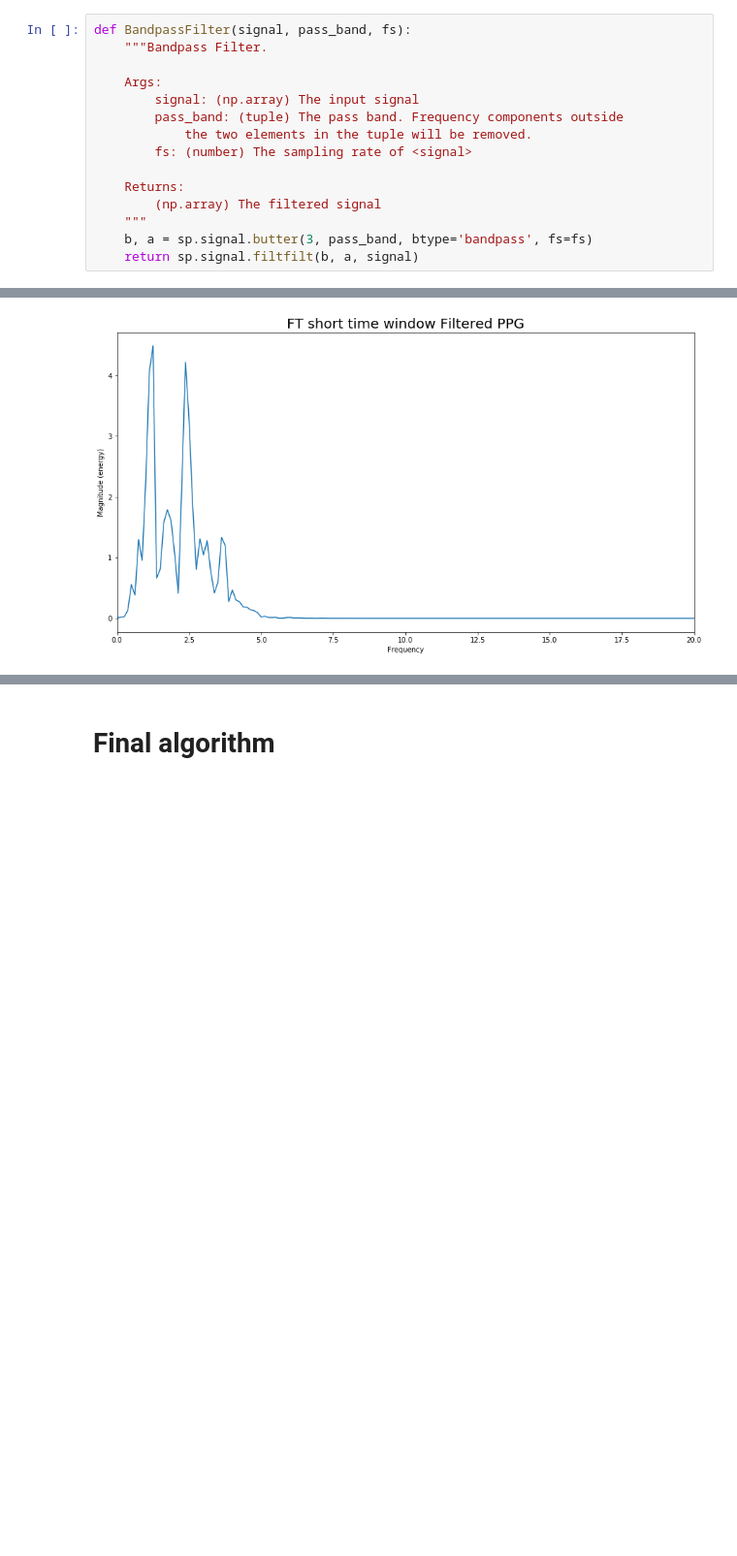
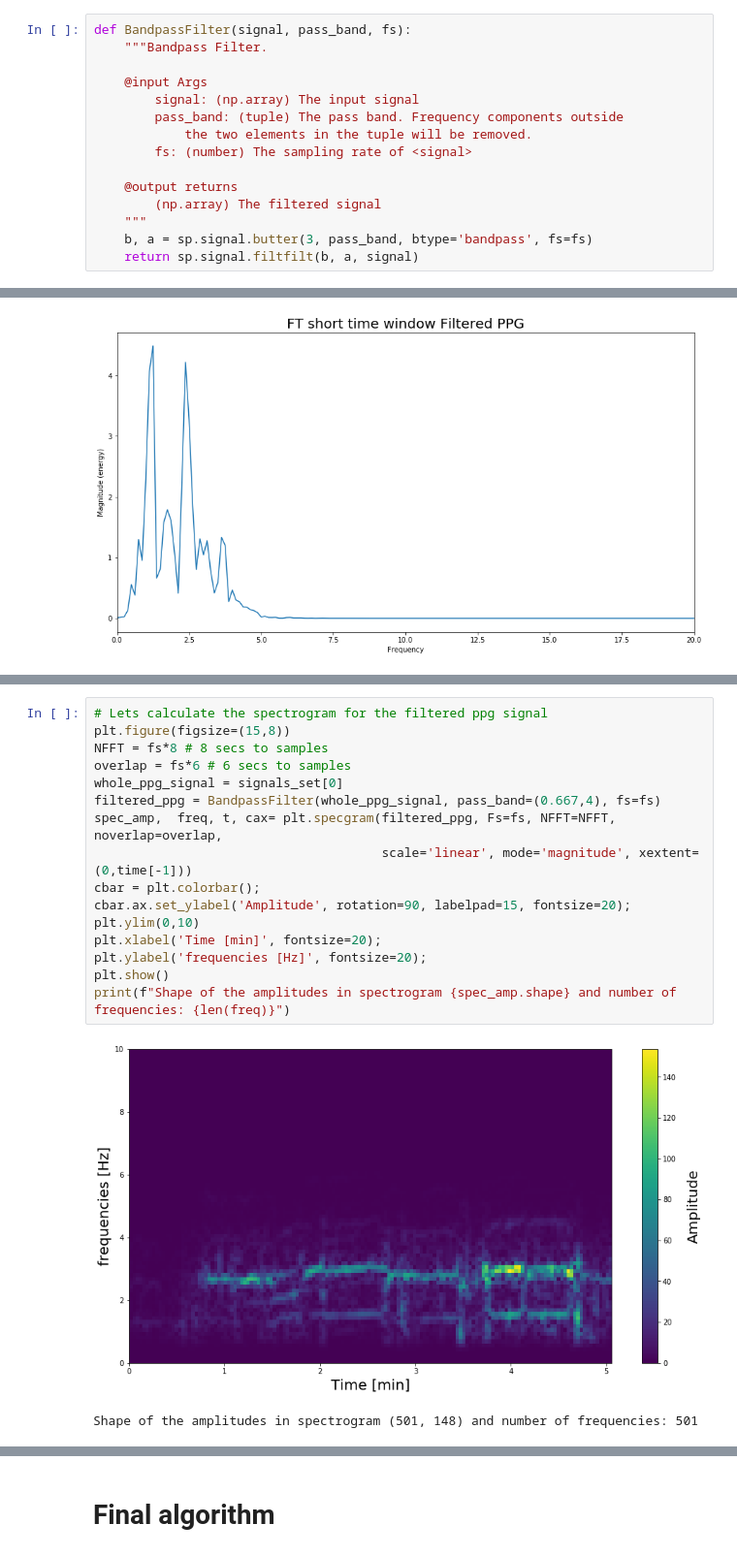
Before and after one commit to CheloGE/Wearable-data-project, a Jupyter notebook: part_1/pulse_rate_starter.ipynb, the cells around one changed output, grey strips where cells are left out. Shown at 97% size. Saved outputs shown, nothing was run; the diff lists cells and outputs as text; blank space fills up the shorter version.

```diff
--- a/part_1/pulse_rate_starter.ipynb
+++ b/part_1/pulse_rate_starter.ipynb
@@ -161,13 +164,13 @@ def slice_signals(signals_set, window_s, overlap_s, fs):
 def BandpassFilter(signal, pass_band, fs):
     """Bandpass Filter.
 
-    Args:
+    @input Args
         signal: (np.array) The input signal
         pass_band: (tuple) The pass band. Frequency components outside
             the two elements in the tuple will be removed.
         fs: (number) The sampling rate of <signal>
 
-    Returns:
+    @output returns
         (np.array) The filtered signal
     """
     b, a = sp.signal.butter(3, pass_band, btype='bandpass', fs=fs)
@@ -273,3 +373,22 @@ print(f"The highest frequencies are: {freqs[pks]} Hz")
 # %% [output]
 [figure]
 The highest frequencies are: [1.25  2.375] Hz
+# %%
+# Lets calculate the spectrogram for the filtered ppg signal
+plt.figure(figsize=(15,8))
+NFFT = fs*8 # 8 secs to samples
+overlap = fs*6 # 6 secs to samples
+whole_ppg_signal = signals_set[0]
+filtered_ppg = BandpassFilter(whole_ppg_signal, pass_band=(0.667,4), fs=fs)
+spec_amp,  freq, t, cax= plt.specgram(filtered_ppg, Fs=fs, NFFT=NFFT, noverlap=overlap,
+                                      scale='linear', mode='magnitude', xextent=(0,time[-1]))
+cbar = plt.colorbar();
+cbar.ax.set_ylabel('Amplitude', rotation=90, labelpad=15, fontsize=20);
+plt.ylim(0,10)
+plt.xlabel('Time [min]', fontsize=20);
+plt.ylabel('frequencies [Hz]', fontsize=20);
+plt.show()
+print(f"Shape of the amplitudes in spectrogram {spec_amp.shape} and number of frequencies: {len(freq)}")
+# %% [output]
+[figure, added]
+Shape of the amplitudes in spectrogram (501, 148) and number of frequencies: 501
```
Also changed, not shown: parts of 26 cells of this notebook.
